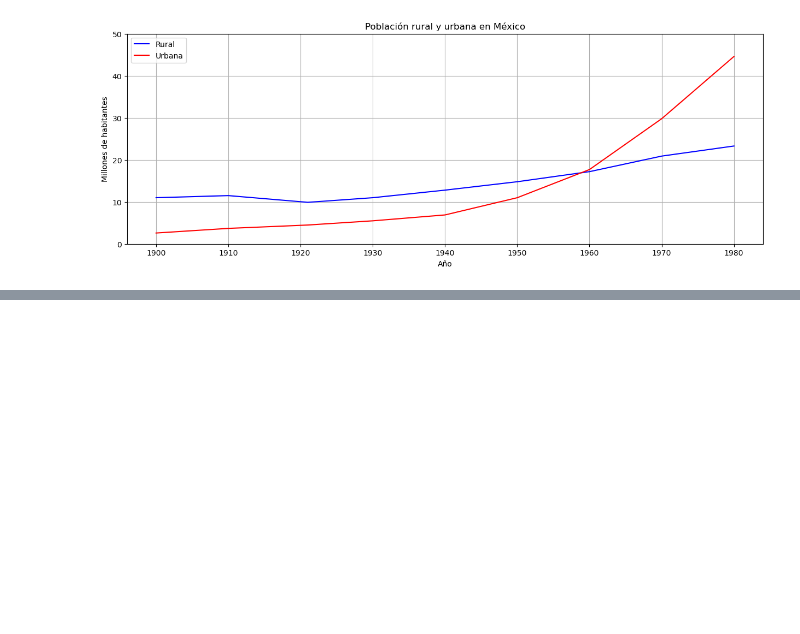
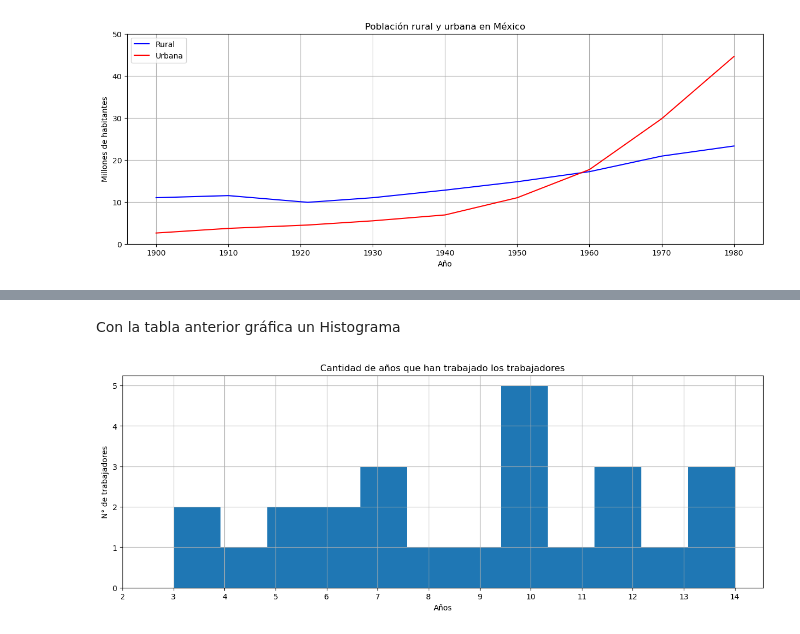
Before and after one commit to leon-mtz07/Probability_and_Stadistics, a Jupyter notebook: Estadística.ipynb, the cells around one changed output, grey strips where cells are left out. Cells and saved outputs as stored; diff of their text form; code cells hidden in the pictures; blank space fills up the shorter version.

```diff
--- a/Estadística.ipynb
+++ b/Estadística.ipynb
@@ -401,0 +441,18 @@ plt.show()
+# %%
+lista = [7, 6, 10, 7, 12, 11, 14, 10, 14, 12, 9, 6, 8, 13, 3, 10, 3, 10, 12, 5, 14, 10, 7, 5, 4]
+
+# Hacer la tabla inicial
+antiguedad_DF = pd.DataFrame({
+    'Años' : lista
+})
+# %%
+# Mejorar el DataFrame
+frecuencia = antiguedad_DF['Años'].value_counts()
+antiguedad_DF['Trabajadores'] = antiguedad_DF['Años'].map(frecuencia)
+antiguedad_DF.drop_duplicates(inplace=True)
+antiguedad_DF.sort_values(by=['Años'], inplace=True)
+# %%
+# Añadimos fa, fr y fra
+antiguedad_DF['Fa'] = antiguedad_DF['Trabajadores'].cumsum()
+antiguedad_DF['Fr'] = (antiguedad_DF['Trabajadores'] / antiguedad_DF['Trabajadores'].sum() * 100).round(2)
+antiguedad_DF['Fra'] = antiguedad_DF['Fr'].cumsum().round(2)
@@ -401,0 +475,16 @@ plt.show()
+# %% [markdown]
+Con la tabla anterior gráfica un Histograma
+# %%
+# Gráficar
+plt.figure(figsize = (15, 5))
+# Expandir los datos según la cantidad de alumnos
+years = np.repeat(antiguedad_DF['Años'], antiguedad_DF['Trabajadores'])
+plt.hist(years, bins=12)
+plt.title('Cantidad de años que han trabajado los trabajadores')
+plt.xlabel('Años')
+plt.ylabel('N° de trabajadores')
+plt.xticks(np.arange(2, 15, 1))
+plt.grid(True)
+plt.show()
+# %% [output]
+[figure, added]
```
Also changed, not shown: parts of 115 cells of this notebook.
